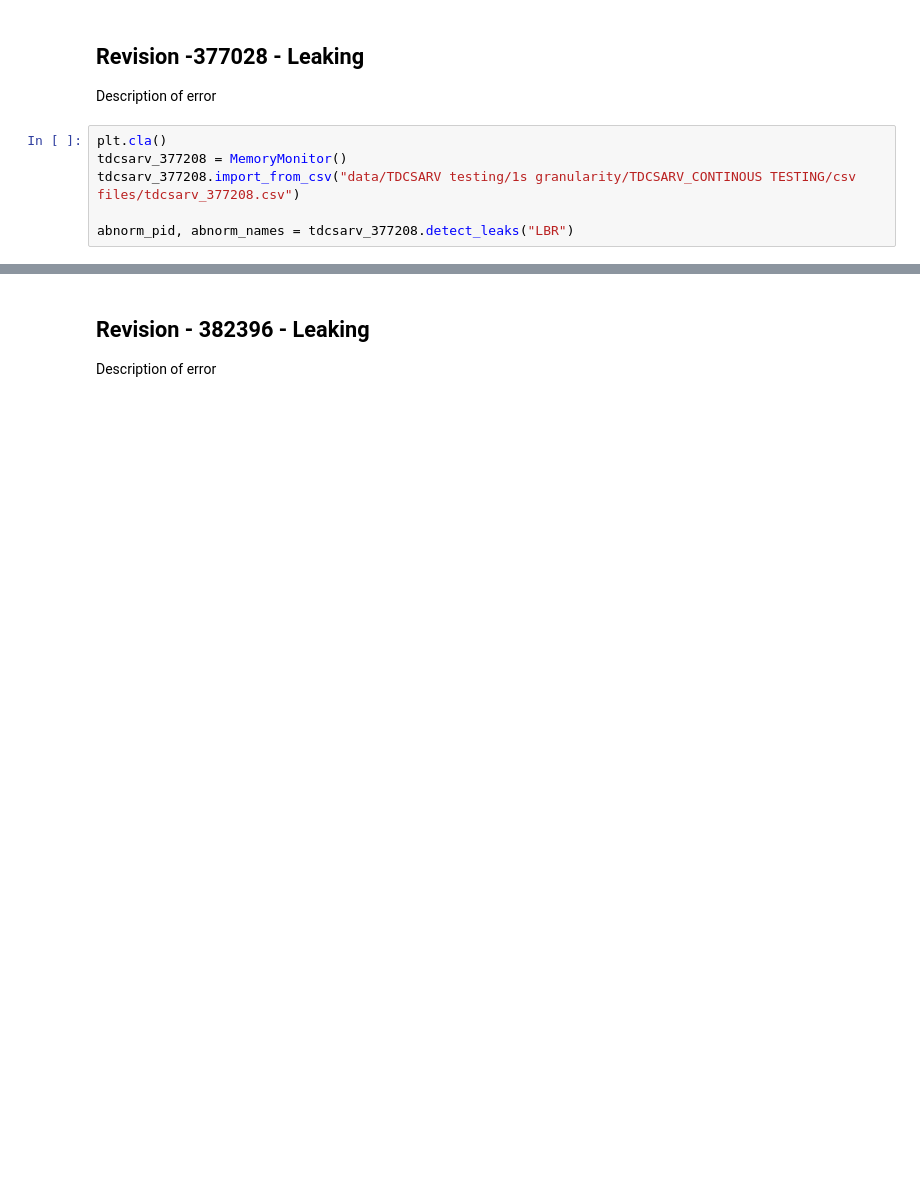
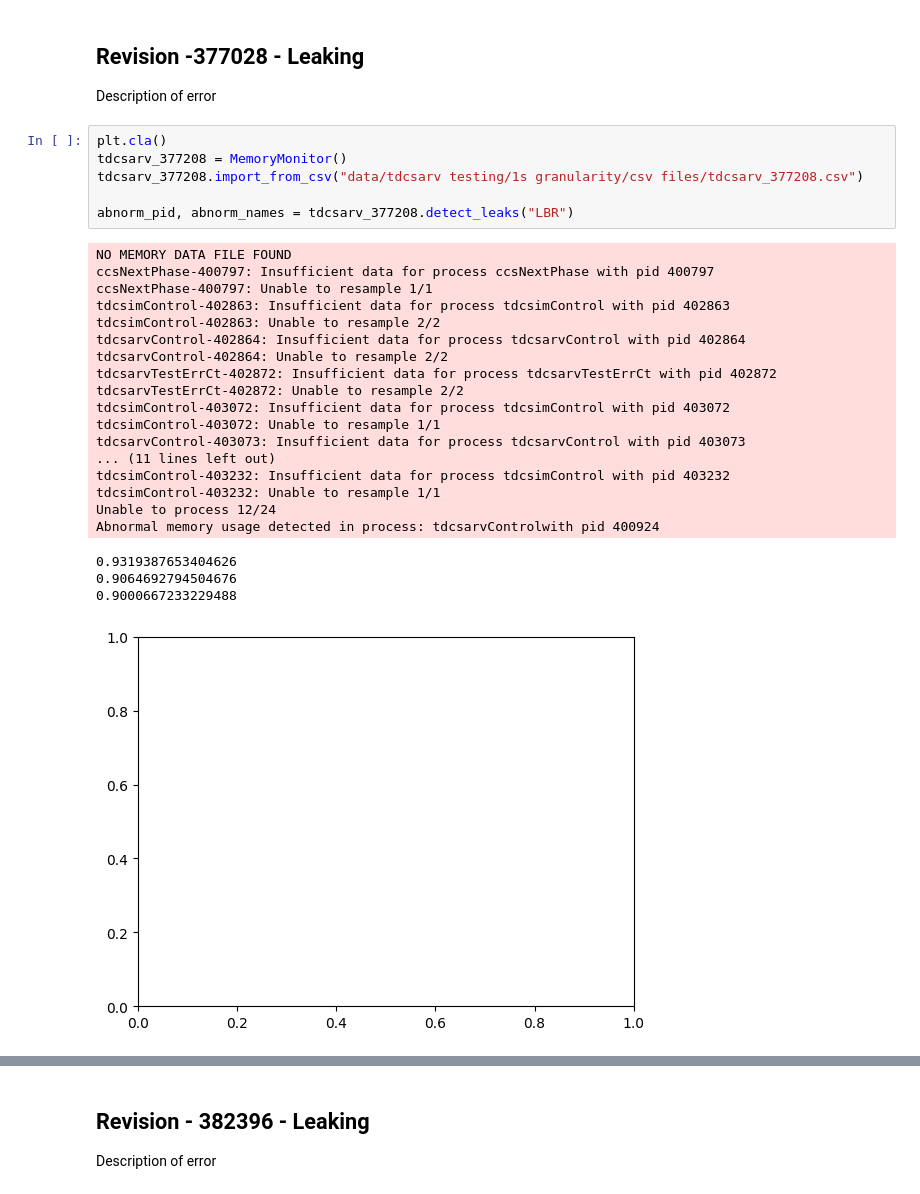
Before and after one commit to BenjaminCarpenter480/memorytools, a Jupyter notebook: Hyperparameters.ipynb, the cells around one changed output, grey strips where cells are left out. Cells and saved outputs as stored; diff of their text form; blank space fills up the shorter version.

```diff
--- a/Hyperparameters.ipynb
+++ b/Hyperparameters.ipynb
@@ -134,9 +96,31 @@ Description of error
 # %%
 plt.cla()
 tdcsarv_377208 = MemoryMonitor()
-tdcsarv_377208.import_from_csv("data/TDCSARV testing/1s granularity/TDCSARV_CONTINOUS TESTING/csv files/tdcsarv_377208.csv")
+tdcsarv_377208.import_from_csv("data/tdcsarv testing/1s granularity/csv files/tdcsarv_377208.csv")
 
 abnorm_pid, abnorm_names = tdcsarv_377208.detect_leaks("LBR")
+# %% [output]
+NO MEMORY DATA FILE FOUND
+ccsNextPhase-400797: Insufficient data for process ccsNextPhase with pid 400797
+ccsNextPhase-400797: Unable to resample 1/1
+tdcsimControl-402863: Insufficient data for process tdcsimControl with pid 402863
+tdcsimControl-402863: Unable to resample 2/2
+tdcsarvControl-402864: Insufficient data for process tdcsarvControl with pid 402864
+tdcsarvControl-402864: Unable to resample 2/2
+tdcsarvTestErrCt-402872: Insufficient data for process tdcsarvTestErrCt with pid 402872
+tdcsarvTestErrCt-402872: Unable to resample 2/2
+tdcsimControl-403072: Insufficient data for process tdcsimControl with pid 403072
+tdcsimControl-403072: Unable to resample 1/1
+tdcsarvControl-403073: Insufficient data for process tdcsarvControl with pid 403073
+... (11 lines left out)
+tdcsimControl-403232: Insufficient data for process tdcsimControl with pid 403232
+tdcsimControl-403232: Unable to resample 1/1
+Unable to process 12/24
+Abnormal memory usage detected in process: tdcsarvControlwith pid 400924
+0.9319387653404626
+0.9064692794504676
+0.9000667233229488
+[figure, added]
 # %%
 plt.cla()
 tdcsarv_377208.plot_data_to_screen([400924])
```
Also changed, not shown: parts of 26 cells of this notebook, 1 other file.
